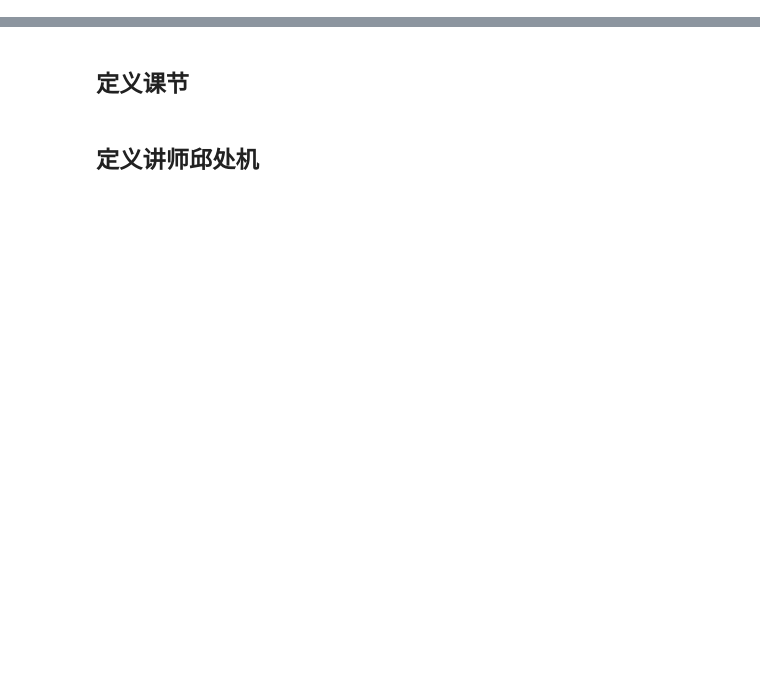
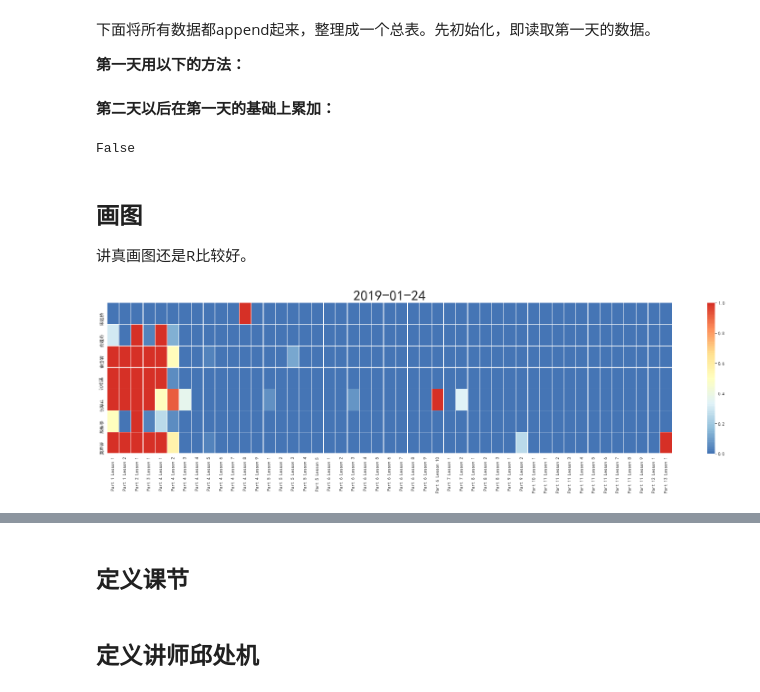
Before and after one commit to Tyelcie/pyEasylife, a Jupyter notebook: Usage Example.ipynb, the cells around one changed output, grey strips where cells are left out. Drawn from its saved outputs; the diff is of its cells as text; code cells hidden in the pictures; blank space fills up the shorter version.

```diff
--- a/Usage Example.ipynb
+++ b/Usage Example.ipynb
@@ -13,0 +42,6 @@ import stanager.scheduling as ss
+# %%
+Name = ['宋远桥', '俞莲舟', '俞岱岩', '张松溪', '张翠山', '殷梨亭', '莫声谷']
+students['Name'] = Name
+date_current = ss.parse_time(date, '%Y%m%d').strftime('%Y-%m-%d')
+students.insert(value=date_current, loc=2, column='Date')
+students.to_csv('./{}/students_{}.csv'.format(cohort, date), encoding='utf_8_sig', index=False)
@@ -13,0 +50,4 @@ import stanager.scheduling as ss
+# %% [markdown]
+下面将所有数据都append起来，整理成一个总表。先初始化，即读取第一天的数据。
+
+**第一天用以下的方法：**
@@ -13,0 +57,45 @@ import stanager.scheduling as ss
+# %% [markdown]
+**第二天以后在第一天的基础上累加：**
+# %%
+students_total = pd.read_csv('./{}/students_total.csv'.format(cohort))
+students_total = students_total.append(students)
+students_total.reset_index(drop=True, inplace=True)
+students_total.to_csv('./{}/students_total.csv'.format(cohort), encoding='utf_8_sig', index=False)
+print(students_total.shape[0]/cohort_size == len(dates))
+# students_total
+# %% [output]
+False
+# %% [markdown]
+## 画图
+
+讲真画图还是R比较好。
+# %%
+clist = [(0.27, 0.46, 0.71), (0.57, 0.75, 0.86), (0.88, 0.95, 0.97), (1, 1, 0.75), (1, 0.88, 0.56), (0.99, 0.55, 0.35), (0.84, 0.19, 0.15)]
+pal = LinearSegmentedColormap.from_list(name = None, colors = clist, N=100)
+f = plt.figure(figsize=(28, 8))
+def init():
+    idx = list(filter(lambda x: students_total['Date'][x] == students_total['Date'].unique()[0], students_total.index.tolist()))
+    data = students_total.iloc[idx, :]
+    f = sns.heatmap(data.iloc[:, list(range(3, 50))], cmap= pal, linecolor='white', linewidths=0.3, cbar=False,
+                    yticklabels=data['Name'],annot_kws={'size': 20});
+    plt.title(data['Date'].unique()[0], fontdict={'fontsize': 32})
+    plt.subplots_adjust(bottom=0.3)
+    return f
+
+
+def animate(i):
+    plt.clf()
+    idx = list(filter(lambda x: students_total['Date'][x] == i, students_total.index.tolist()))
+    data = students_total.iloc[idx, :]
+    f = sns.heatmap(data.iloc[:, list(range(3, 50))], cmap= pal, linecolor='white', linewidths=0.3, yticklabels=data['Name'],annot_kws={'size': 20});
+    plt.title(data['Date'].unique()[0], fontdict={'fontsize': 32})
+    plt.subplots_adjust(bottom=0.3)
+    return f,
+
+ani = animation.FuncAnimation(fig=f, func=animate, frames=students_total['Date'].unique(), init_func=init,
+                              interval=1000, blit=False, repeat = True, repeat_delay = 200)
+
+ani.save('./{}/students_progress.gif'.format(cohort), writer='pillow')
+plt.show()
+# %% [output]
+[figure, added]
```
Also changed, not shown: parts of 29 cells of this notebook, 2 other files.
